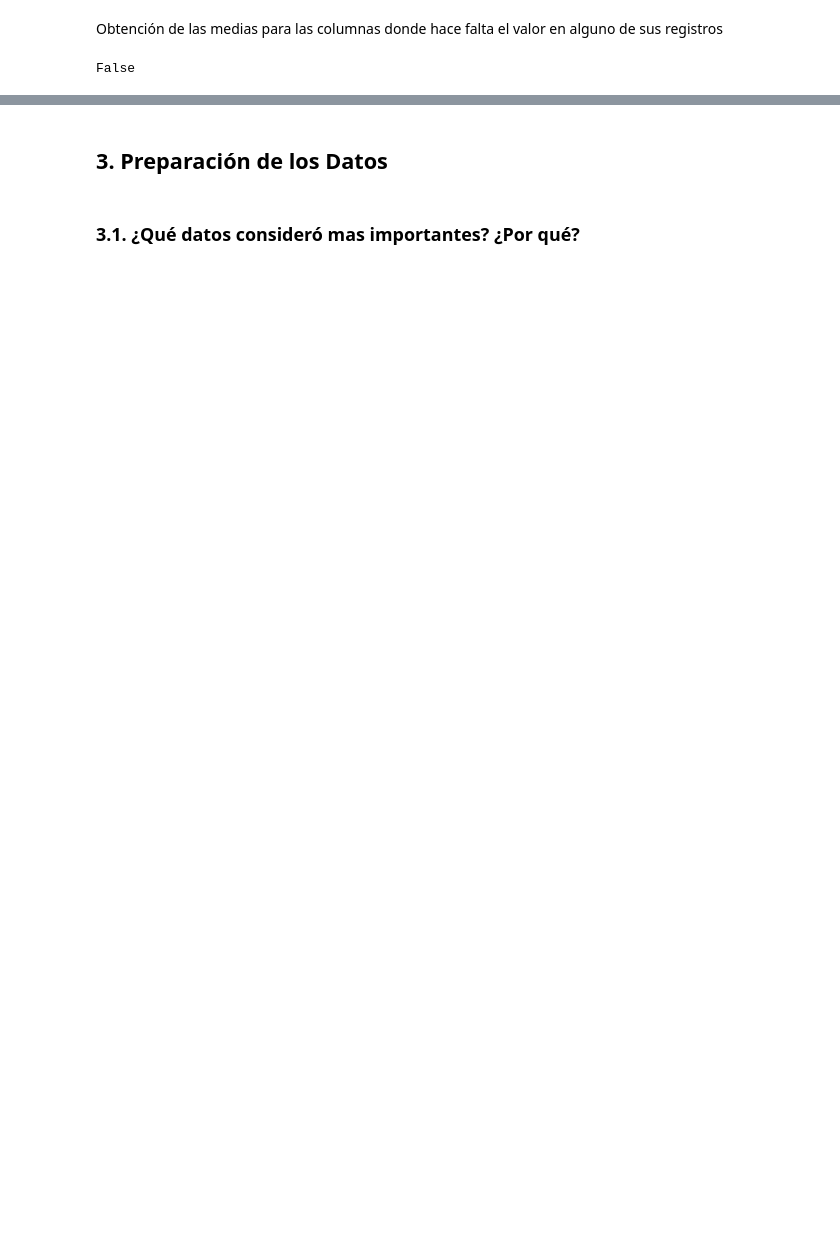
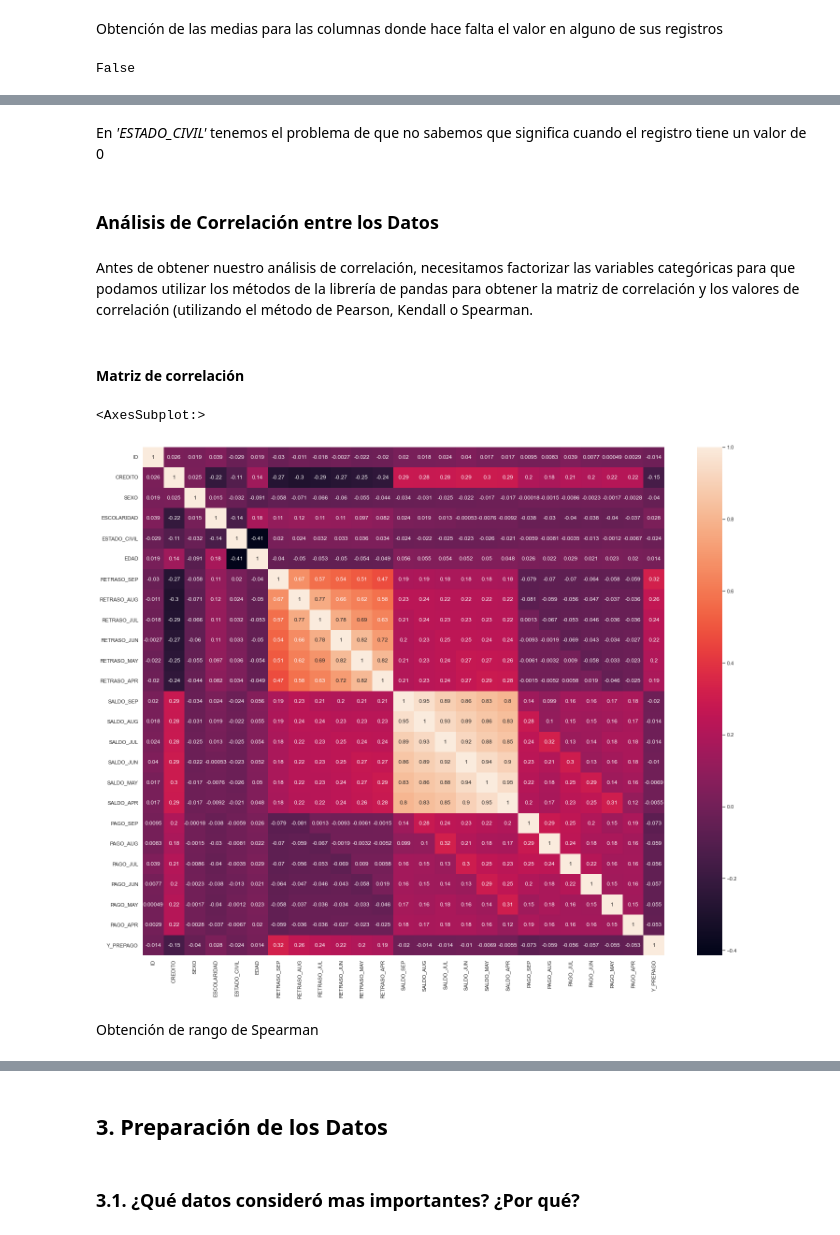
Before and after one commit to PosgradoMNA/actividades-de-aprendizaje-armandoBringas-a01200230, a Jupyter notebook: Activity_week_3/Week_3-Activity_1/Actividad-1.ipynb, the cells around one changed output, grey strips where cells are left out. Cells and saved outputs as stored; diff of their text form; code cells hidden in the pictures; blank space fills up the shorter version.

```diff
--- a/Activity_week_3/Week_3-Activity_1/Actividad-1.ipynb
+++ b/Activity_week_3/Week_3-Activity_1/Actividad-1.ipynb
@@ -519,0 +585,4 @@ stats_subset.compare(stats_subset_dropna)
+# %%
+# refactorización del dato
+
+df['Y_PREPAGO'] = df['Y_PREPAGO'].astype('category')
@@ -519,0 +629,4 @@ stats_subset.compare(stats_subset_dropna)
+# %%
+# refactorización del dato
+
+df['ESCOLARIDAD'] = df['ESCOLARIDAD'].astype('category')
@@ -519,0 +655,4 @@ stats_subset.compare(stats_subset_dropna)
+# %%
+# refactorización del dato
+
+df['ESTADO_CIVIL'] = df['ESTADO_CIVIL'].astype('category')
@@ -519,0 +668,28 @@ stats_subset.compare(stats_subset_dropna)
+# %% [markdown]
+En _'ESTADO_CIVIL'_ tenemos el problema de que no sabemos que significa cuando el registro tiene un valor de 0
+# %% [markdown]
+### Análisis de Correlación entre los Datos
+# %% [markdown]
+Antes de obtener nuestro análisis de correlación, necesitamos factorizar las variables categóricas para que podamos utilizar los métodos de la librería de pandas para obtener la matriz de correlación y los valores de correlación (utilizando el método de Pearson, Kendall o Spearman.
+# %%
+# factorización de los datos
+
+df['ID'] = df['ID'].astype('int')
+df['SEXO'] = df['SEXO'].astype('int')
+df['ESCOLARIDAD'] = df['ESCOLARIDAD'].astype('int')
+df['ESTADO_CIVIL'] = df['ESTADO_CIVIL'].astype('int')
+df['Y_PREPAGO'] = df['Y_PREPAGO'].astype('int')
+# %% [markdown]
+#### Matriz de correlación
+# %%
+# Obtención y gráfica de matriz de correlación
+matriz_de_correlacion = df.corr()
+
+# Gráfica de matriz de correlación con seaborn
+sns.set(rc={'figure.figsize':(25,20)})
+sns.heatmap(matriz_de_correlacion, annot=True)
+# %% [output]
+<AxesSubplot:>
+[figure, added]
+# %% [markdown]
+Obtención de rango de Spearman
```
Also changed, not shown: parts of 40 cells of this notebook.
